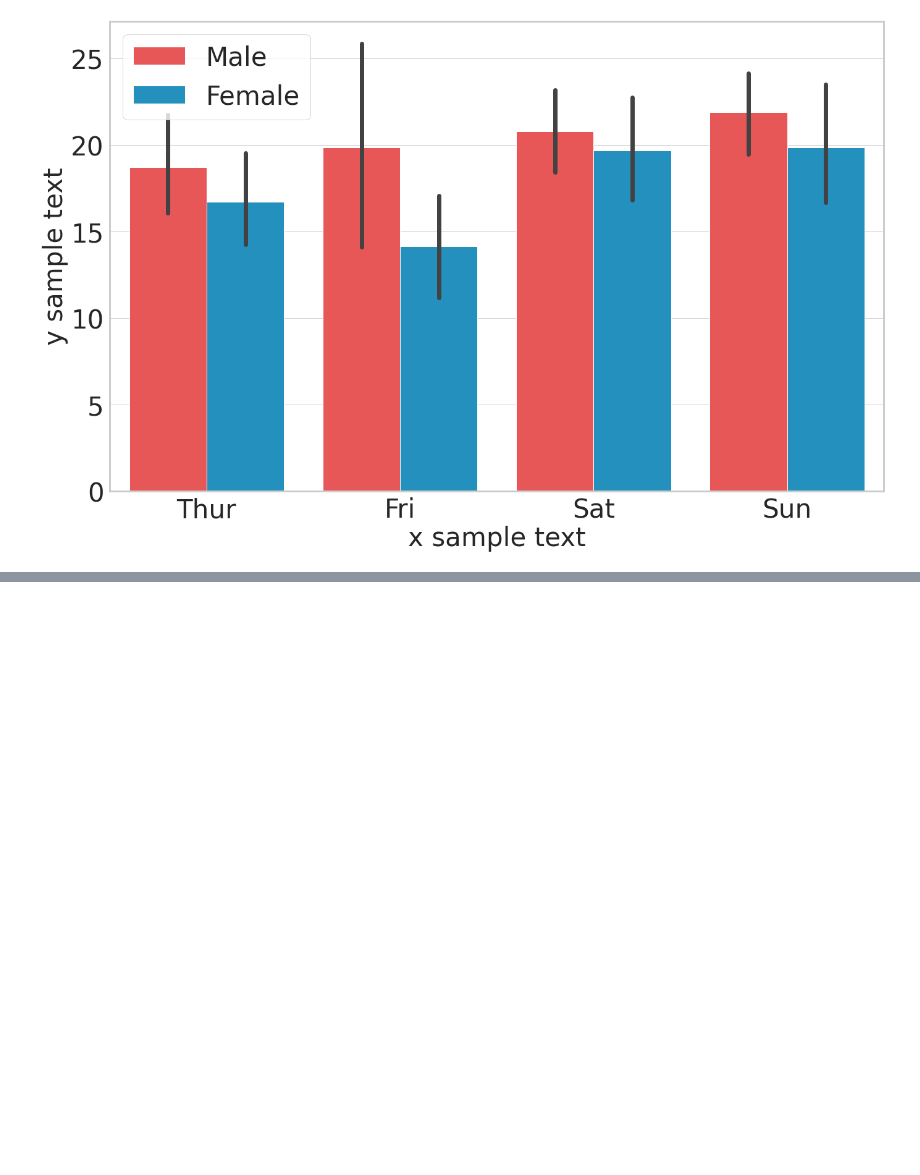
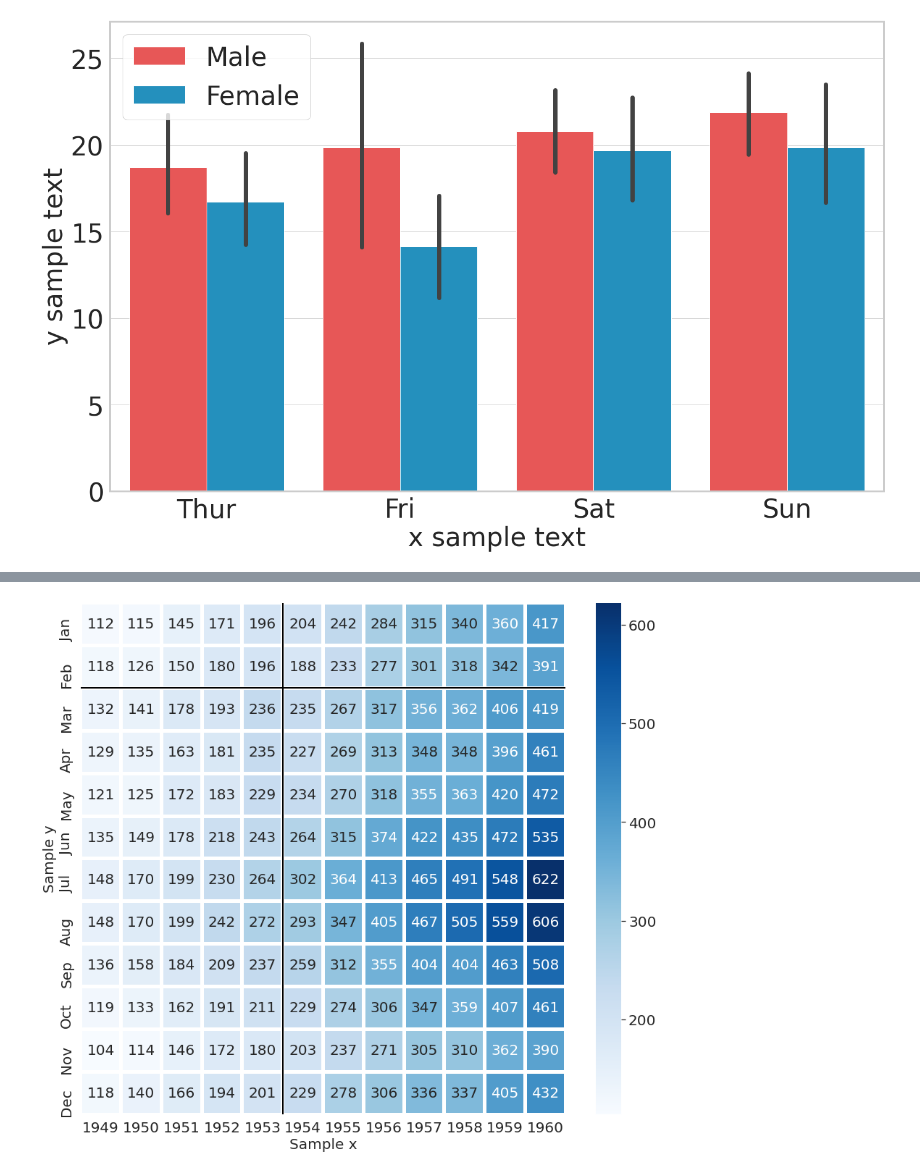
Before and after one commit to xuesongwang/matplotlib_template, a Jupyter notebook: templates_for_paper_submission_seaborn.ipynb, the cells around one changed output, grey strips where cells are left out. Cells and saved outputs as stored; diff of their text form; code cells hidden in the pictures; blank space fills up the shorter version.

Commit message:
add heatmap

```diff
--- a/templates_for_paper_submission_seaborn.ipynb
+++ b/templates_for_paper_submission_seaborn.ipynb
@@ -126,0 +129,4 @@ plt.show()
+# %%
+flights = sns.load_dataset("flights")
+flights = flights.pivot("month", "year", "passengers")
+flights.head()
@@ -126,0 +141,23 @@ plt.show()
+# %%
+font_size = 20
+fig, ax = plt.subplots(figsize=(15, 13))
+
+#annot = True puts the numbers in the map, fmt = "d" indicate integer format, e.g., ".3f"
+sns.heatmap(flights, linewidths=4, ax=ax, cmap="Blues", annot=True, fmt="d", annot_kws={"fontsize": font_size})
+
+
+ax.axvline(5, color='black', lw=4) # set the 5th vertical line as black
+ax.axhline(2, color='black', lw=4) # set the 2th horizontal line as black
+
+
+# use matplotlib.colorbar.Colorbar object
+cbar = ax.collections[0].colorbar
+cbar.ax.tick_params(labelsize=font_size)
+plt.ylabel('Sample y', fontsize=font_size)
+plt.xlabel('Sample x', fontsize=font_size)
+ax.set_xlabel(ax.get_xlabel(), fontsize=font_size)
+ax.set_ylabel(ax.get_ylabel(), fontsize=font_size)
+_ = plt.setp(ax.get_xticklabels(), fontsize=font_size) # change the font size of the axis fonts, e.g., 1949, Jan
+_ = plt.setp(ax.get_yticklabels(), fontsize=font_size)
+# %% [output]
+[figure, added]
```
Also changed, not shown: parts of 2 cells of this notebook.
